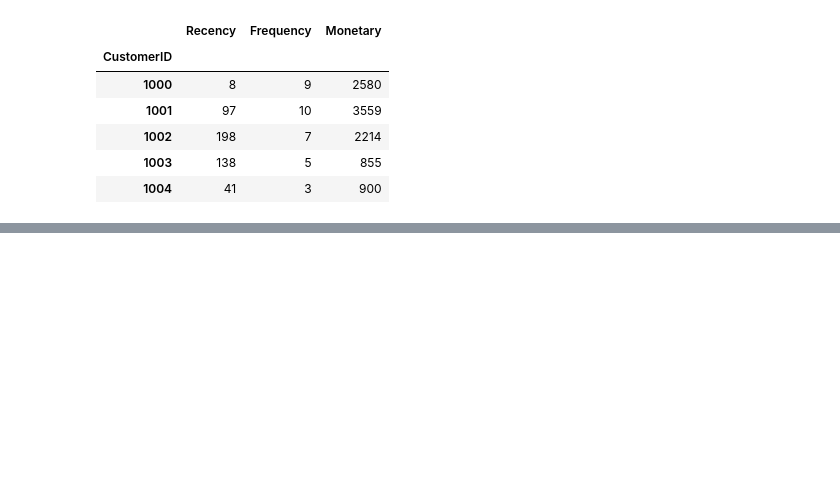
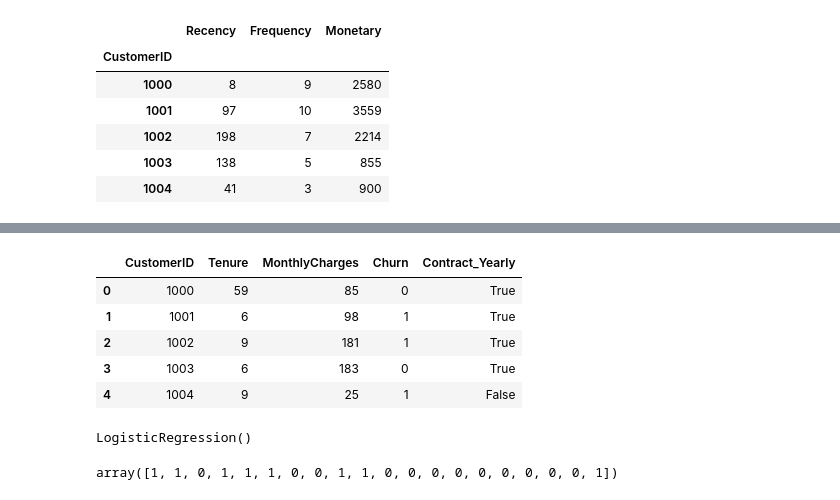
Before and after one commit to Seymanurkk/BI-Analytics-Portfolio, a Jupyter notebook: BI-Analytics-Portfolio/notebooks/business_analysis.ipynb, the cells around one changed output, grey strips where cells are left out. Saved outputs shown, nothing was run; the diff lists cells and outputs as text; code cells hidden in the pictures; blank space fills up the shorter version.

```diff
--- a/BI-Analytics-Portfolio/notebooks/business_analysis.ipynb
+++ b/BI-Analytics-Portfolio/notebooks/business_analysis.ipynb
@@ -120,0 +206,11 @@ rfm_scaled = scaler.fit_transform(rfm)
+# %%
+churn_df = pd.get_dummies(churn_df, drop_first=True)
+
+churn_df.head()
+# %% [output]
+|  | CustomerID | Tenure | MonthlyCharges | Churn | Contract_Yearly |
+| 0 | 1000 | 59 | 85 | 0 | True |
+| 1 | 1001 | 6 | 98 | 1 | True |
+| 2 | 1002 | 9 | 181 | 1 | True |
+| 3 | 1003 | 6 | 183 | 0 | True |
+| 4 | 1004 | 9 | 25 | 1 | False |
@@ -120,0 +232,14 @@ rfm_scaled = scaler.fit_transform(rfm)
+# %%
+from sklearn.linear_model import LogisticRegression
+
+model = LogisticRegression()
+
+model.fit(X_train, y_train)
+# %% [output]
+LogisticRegression()
+# %%
+predictions = model.predict(X_test)
+
+predictions
+# %% [output]
+array([1, 1, 0, 1, 1, 1, 0, 0, 1, 1, 0, 0, 0, 0, 0, 0, 0, 0, 0, 1])
```
Also changed, not shown: parts of 14 cells of this notebook.
